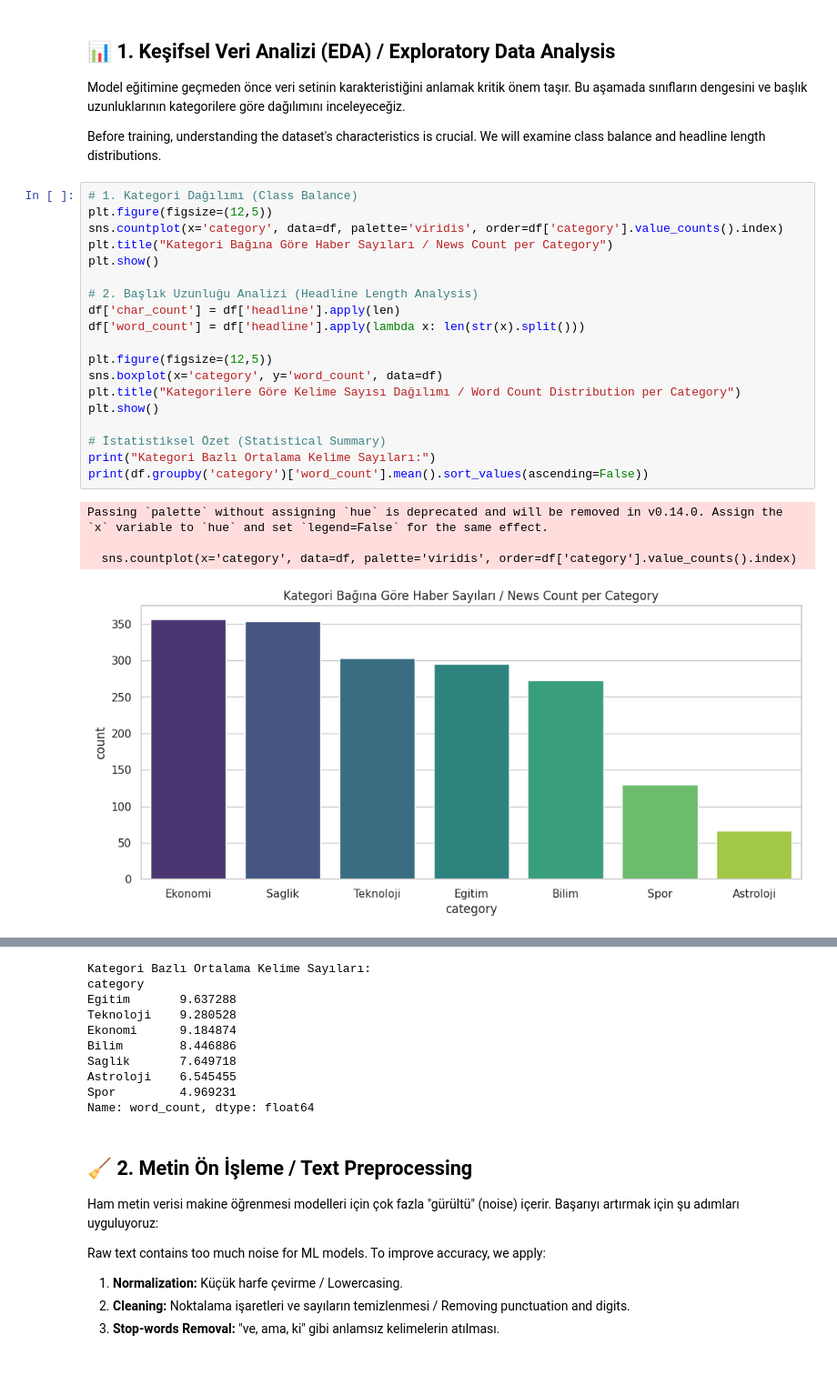
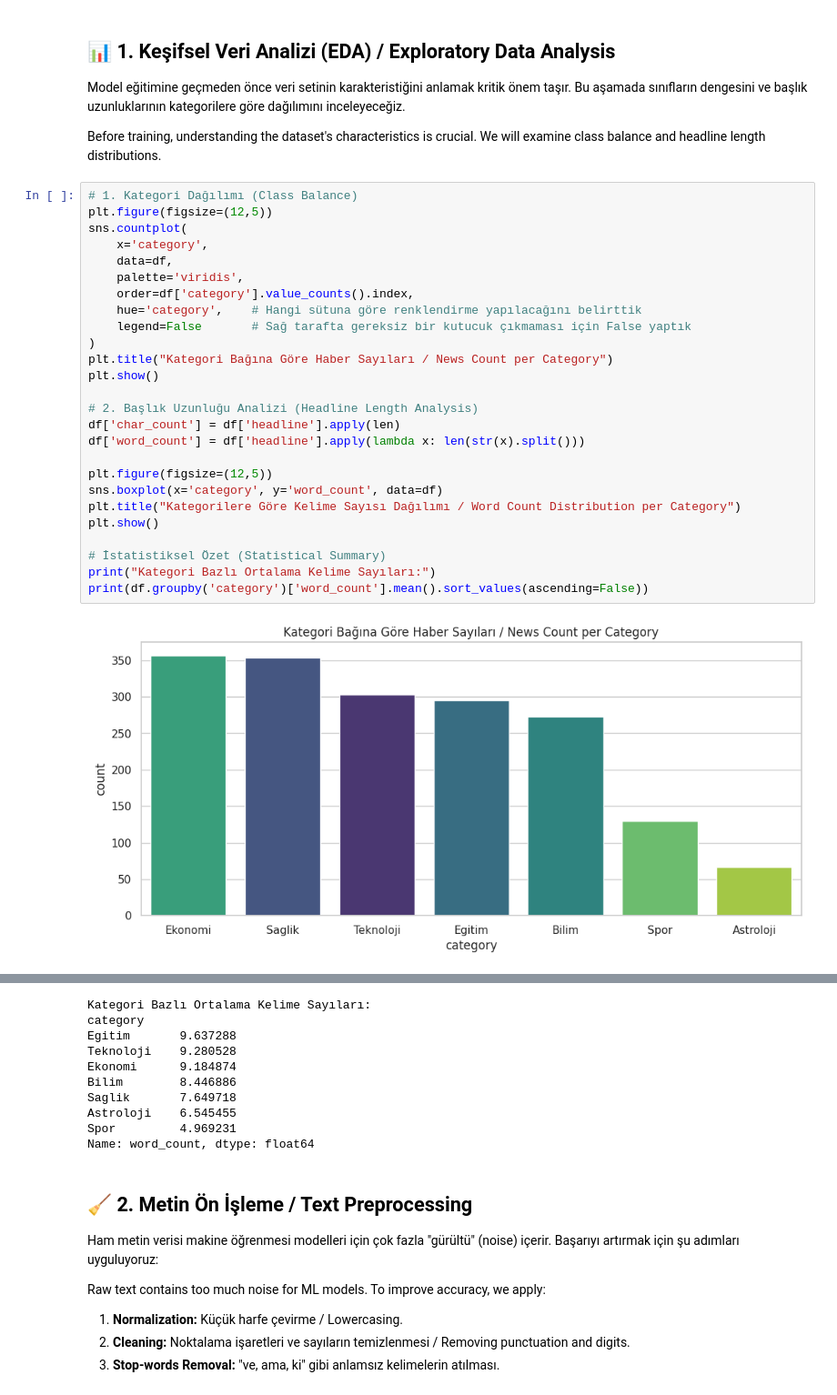
Before and after one commit to ismethakanaydogmus/News_Classification, a Jupyter notebook: news_classification.ipynb, the cells around one changed output, grey strips where cells are left out. Shown at 91% size. Drawn from its saved outputs; the diff is of its cells as text; blank space fills up the shorter version.

```diff
--- a/news_classification.ipynb
+++ b/news_classification.ipynb
@@ -59,38 +59,42 @@ Before training, understanding the dataset's characteristics is crucial. We will
 # %%
 # 1. Kategori Dağılımı (Class Balance)
 plt.figure(figsize=(12,5))
-sns.countplot(x='category', data=df, palette='viridis', order=df['category'].value_counts().index)
+sns.countplot(
+    x='category',
+    data=df,
+    palette='viridis',
+    order=df['category'].value_counts().index,
+    hue='category',    # Hangi sütuna göre renklendirme yapılacağını belirttik
+    legend=False       # Sağ tarafta gereksiz bir kutucuk çıkmaması için False yaptık
+)
 plt.title("Kategori Bağına Göre Haber Sayıları / News Count per Category")
 plt.show()
 
 # 2. Başlık Uzunluğu Analizi (Headline Length Analysis)
 df['char_count'] = df['headline'].apply(len)
 df['word_count'] = df['headline'].apply(lambda x: len(str(x).split()))
 
 plt.figure(figsize=(12,5))
 sns.boxplot(x='category', y='word_count', data=df)
 plt.title("Kategorilere Göre Kelime Sayısı Dağılımı / Word Count Distribution per Category")
 plt.show()
 
 # İstatistiksel Özet (Statistical Summary)
 print("Kategori Bazlı Ortalama Kelime Sayıları:")
 print(df.groupby('category')['word_count'].mean().sort_values(ascending=False))
 # %% [output]
-Passing `palette` without assigning `hue` is deprecated and will be removed in v0.14.0. Assign the `x` variable to `hue` and set `legend=False` for the same effect.
-
-  sns.countplot(x='category', data=df, palette='viridis', order=df['category'].value_counts().index)
-[figure, old version]
+[figure, new version]
 [figure]
-Kategori Bazlı Ortalama Kelime Sayıları:
-category
-Egitim       9.637288
-Teknoloji    9.280528
-Ekonomi      9.184874
-Bilim        8.446886
-Saglik       7.649718
-Astroloji    6.545455
-Spor         4.969231
-Name: word_count, dtype: float64
+Kategori Bazlı Ortalama Kelime Sayıları:
+category
+Egitim       9.637288
+Teknoloji    9.280528
+Ekonomi      9.184874
+Bilim        8.446886
+Saglik       7.649718
+Astroloji    6.545455
+Spor         4.969231
+Name: word_count, dtype: float64
 # %% [markdown]
 ## 🧹 2. Metin Ön İşleme / Text Preprocessing
 Ham metin verisi makine öğrenmesi modelleri için çok fazla "gürültü" (noise) içerir. Başarıyı artırmak için şu adımları uyguluyoruz:
```
Also changed, not shown: parts of 1 cell of this notebook.
